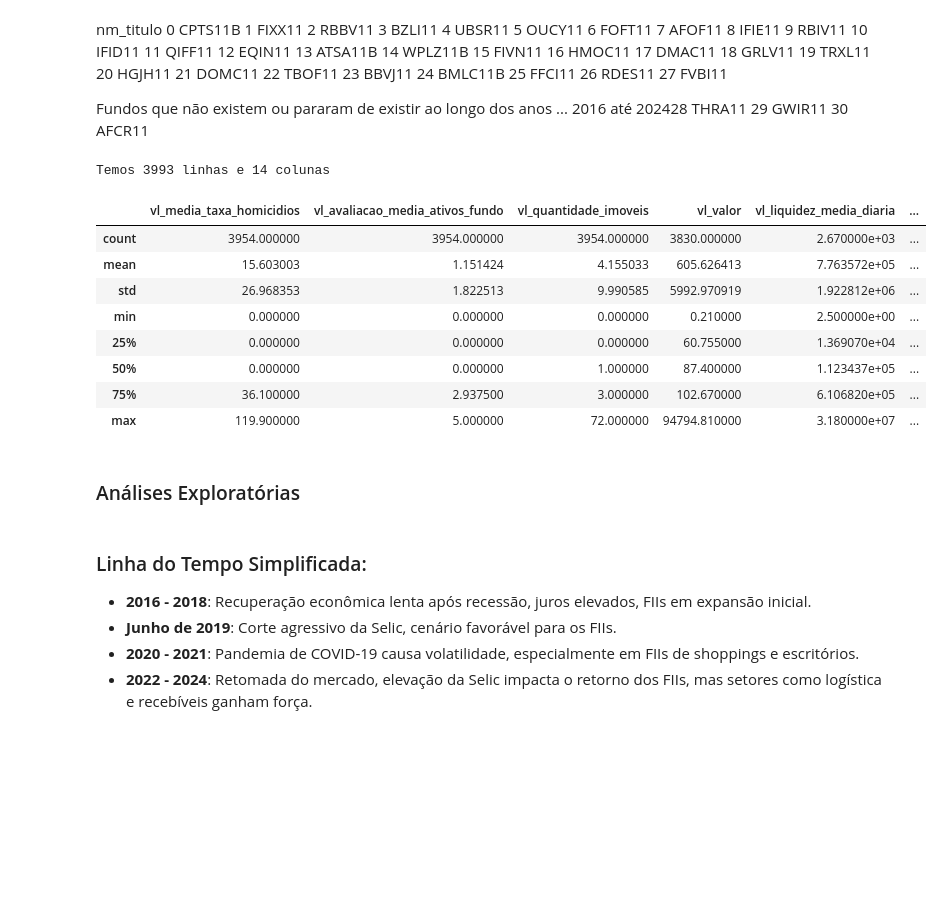
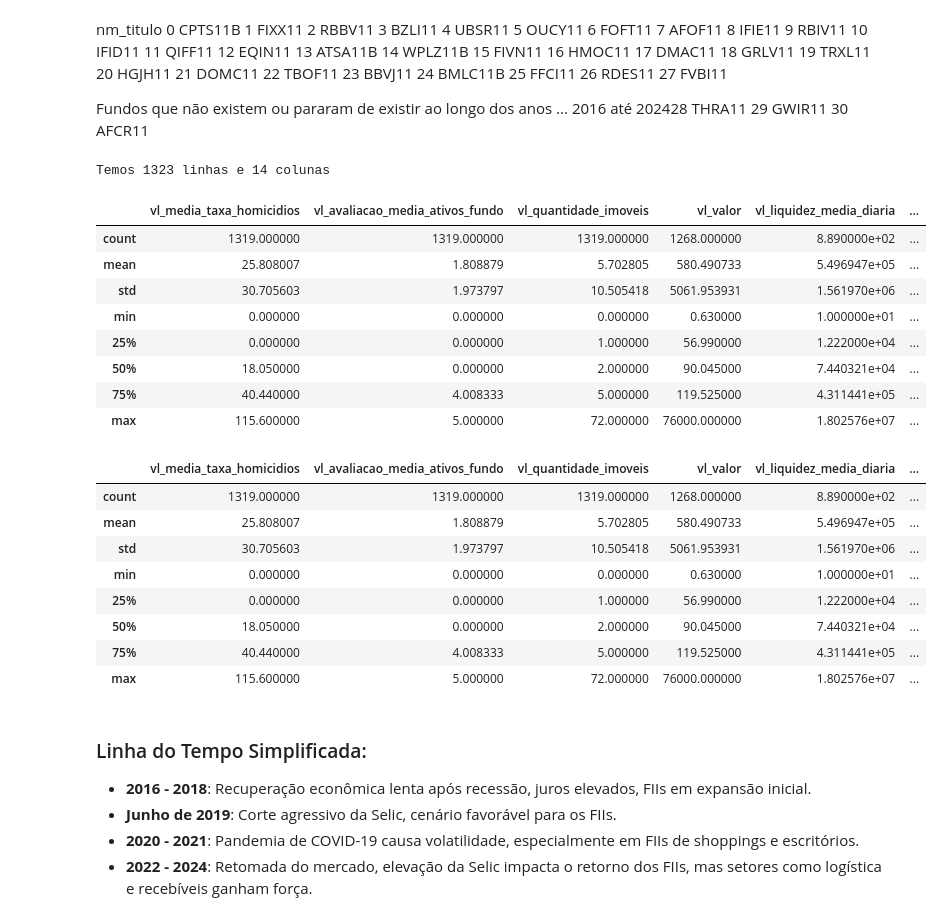
Before and after one commit to PeBatista/MovimentoAlgora-Projeto-Itau-2024.6, a Jupyter notebook: Análise_Exploratoria_FII2016-2024.ipynb, the cells around one changed output. Saved outputs shown, nothing was run; the diff lists cells and outputs as text; code cells hidden in the pictures; blank space fills up the shorter version.

```diff
--- a/Análise_Exploratoria_FII2016-2024.ipynb
+++ b/Análise_Exploratoria_FII2016-2024.ipynb
@@ -176,31 +176,64 @@ Fundos que não existem ou pararam de existir ao longo dos anos ... 2016 até 20
 # %%
 query = """
 SELECT *
 FROM algora
 WHERE
   dt_inclusao > '2021-08-15'
-  AND UPPER(TRIM(nm_setor)) NOT IN ('OUTROS', 'INDEFINIDO')
+  AND UPPER(TRIM(nm_setor)) NOT IN ('OUTROS',
+    'INDEFINIDO',
+    'INDEFINIDO2016',
+    'INDEFINIDO2015',
+    'INDEFINIDO2017',
+    'MISTO',
+    'HíBRIDO',
+    'PAPéIS',
+    'IMÓVEIS COMERCIAIS - OUTROS',
+    'AGêNCIAS DE BANCOS',
+    'SERVIÇOS FINANCEIROS DIVERSOS',
+    'RENDA',
+    'HOTEL',
+    'HOTéIS',
+    'SHOPPING',
+    'SHOPPINGS',
+    'IMóVEIS RESIDENCIAIS',
+    'IMóVEIS COMERCIAIS - OUTROS',
+    'SERVIÇOS FINANCEIROS DIVERSOS',
+    'TíTULOS E VAL. MOB.',
+    'FUNDO DE FUNDOS',
+    'FUNDO DE DESENVOLVIMENTO',
+    'SERVIÇOS FINANCEIROS DIVERSOS',
+    'TíTULOS E VALORES MOBILIáRIOS')
 ORDER BY dt_inclusao DESC
 """
 
 print(f"Temos {ps.sqldf(query, locals()).shape[0]} linhas e {ps.sqldf(query, locals()).shape[1]} colunas")
 gora = ps.sqldf(query, locals())
 gora.vl_patrimonio = gora.vl_patrimonio.fillna(0)
 gora.vl_patrimonio = gora.vl_patrimonio.replace(0, mean_value_excluding_zero)
 gora.describe()
 # %% [output]
-Temos 3993 linhas e 14 colunas
+Temos 1323 linhas e 14 colunas
 |  | vl_media_taxa_homicidios | vl_avaliacao_media_ativos_fundo | vl_quantidade_imoveis | vl_valor | vl_liquidez_media_diaria | ... |
-| count | 3954.000000 | 3954.000000 | 3954.000000 | 3830.000000 | 2.670000e+03 | ... |
-| mean | 15.603003 | 1.151424 | 4.155033 | 605.626413 | 7.763572e+05 | ... |
-| std | 26.968353 | 1.822513 | 9.990585 | 5992.970919 | 1.922812e+06 | ... |
-| min | 0.000000 | 0.000000 | 0.000000 | 0.210000 | 2.500000e+00 | ... |
-| 25% | 0.000000 | 0.000000 | 0.000000 | 60.755000 | 1.369070e+04 | ... |
-| 50% | 0.000000 | 0.000000 | 1.000000 | 87.400000 | 1.123437e+05 | ... |
-| 75% | 36.100000 | 2.937500 | 3.000000 | 102.670000 | 6.106820e+05 | ... |
-| max | 119.900000 | 5.000000 | 72.000000 | 94794.810000 | 3.180000e+07 | ... |
+| count | 1319.000000 | 1319.000000 | 1319.000000 | 1268.000000 | 8.890000e+02 | ... |
+| mean | 25.808007 | 1.808879 | 5.702805 | 580.490733 | 5.496947e+05 | ... |
+| std | 30.705603 | 1.973797 | 10.505418 | 5061.953931 | 1.561970e+06 | ... |
+| min | 0.000000 | 0.000000 | 0.000000 | 0.630000 | 1.000000e+01 | ... |
+| 25% | 0.000000 | 0.000000 | 1.000000 | 56.990000 | 1.222000e+04 | ... |
+| 50% | 18.050000 | 0.000000 | 2.000000 | 90.045000 | 7.440321e+04 | ... |
+| 75% | 40.440000 | 4.008333 | 5.000000 | 119.525000 | 4.311441e+05 | ... |
+| max | 115.600000 | 5.000000 | 72.000000 | 76000.000000 | 1.802576e+07 | ... |
-# %% [markdown]
-### Análises Exploratórias
+# %%
+gora.describe()
+# %% [output]
+|  | vl_media_taxa_homicidios | vl_avaliacao_media_ativos_fundo | vl_quantidade_imoveis | vl_valor | vl_liquidez_media_diaria | ... |
+| count | 1319.000000 | 1319.000000 | 1319.000000 | 1268.000000 | 8.890000e+02 | ... |
+| mean | 25.808007 | 1.808879 | 5.702805 | 580.490733 | 5.496947e+05 | ... |
+| std | 30.705603 | 1.973797 | 10.505418 | 5061.953931 | 1.561970e+06 | ... |
+| min | 0.000000 | 0.000000 | 0.000000 | 0.630000 | 1.000000e+01 | ... |
+| 25% | 0.000000 | 0.000000 | 1.000000 | 56.990000 | 1.222000e+04 | ... |
+| 50% | 18.050000 | 0.000000 | 2.000000 | 90.045000 | 7.440321e+04 | ... |
+| 75% | 40.440000 | 4.008333 | 5.000000 | 119.525000 | 4.311441e+05 | ... |
+| max | 115.600000 | 5.000000 | 72.000000 | 76000.000000 | 1.802576e+07 | ... |
 # %% [markdown]
 ### Linha do Tempo Simplificada:
 
```
Also changed, not shown: parts of 19 cells of this notebook.
